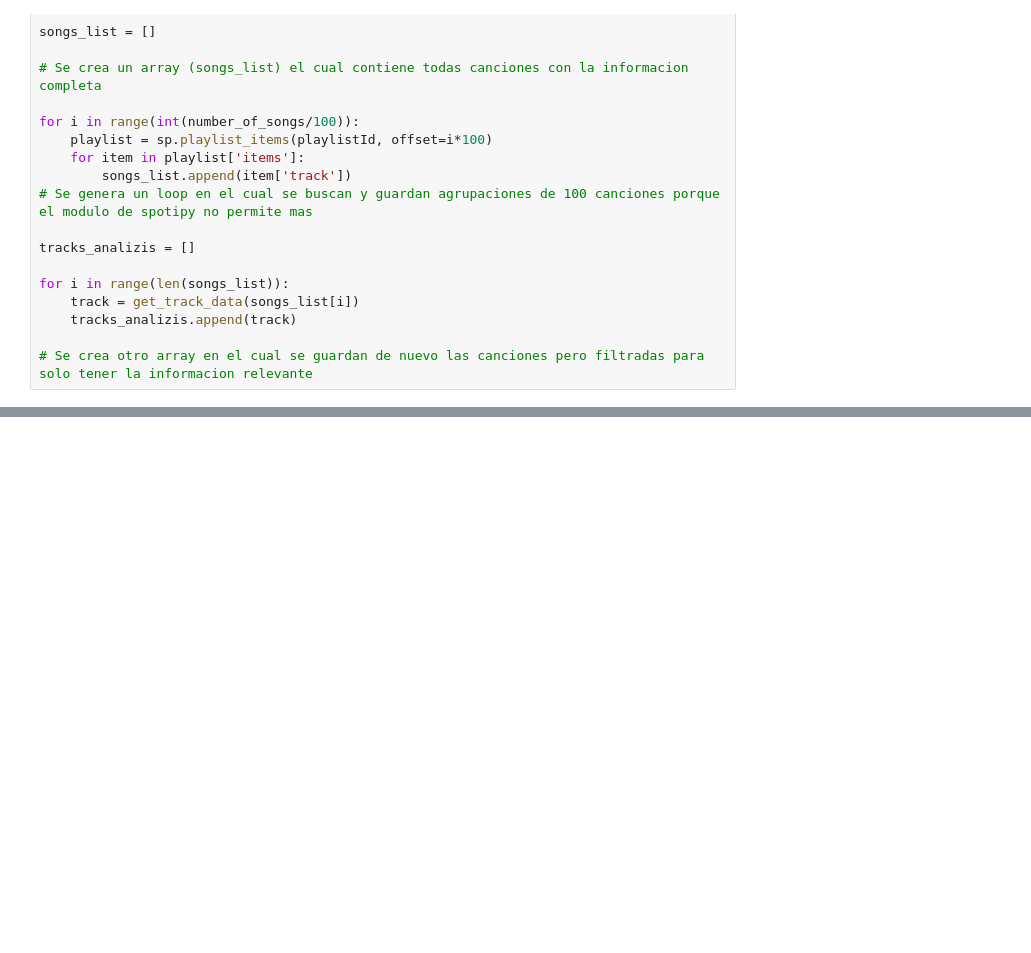
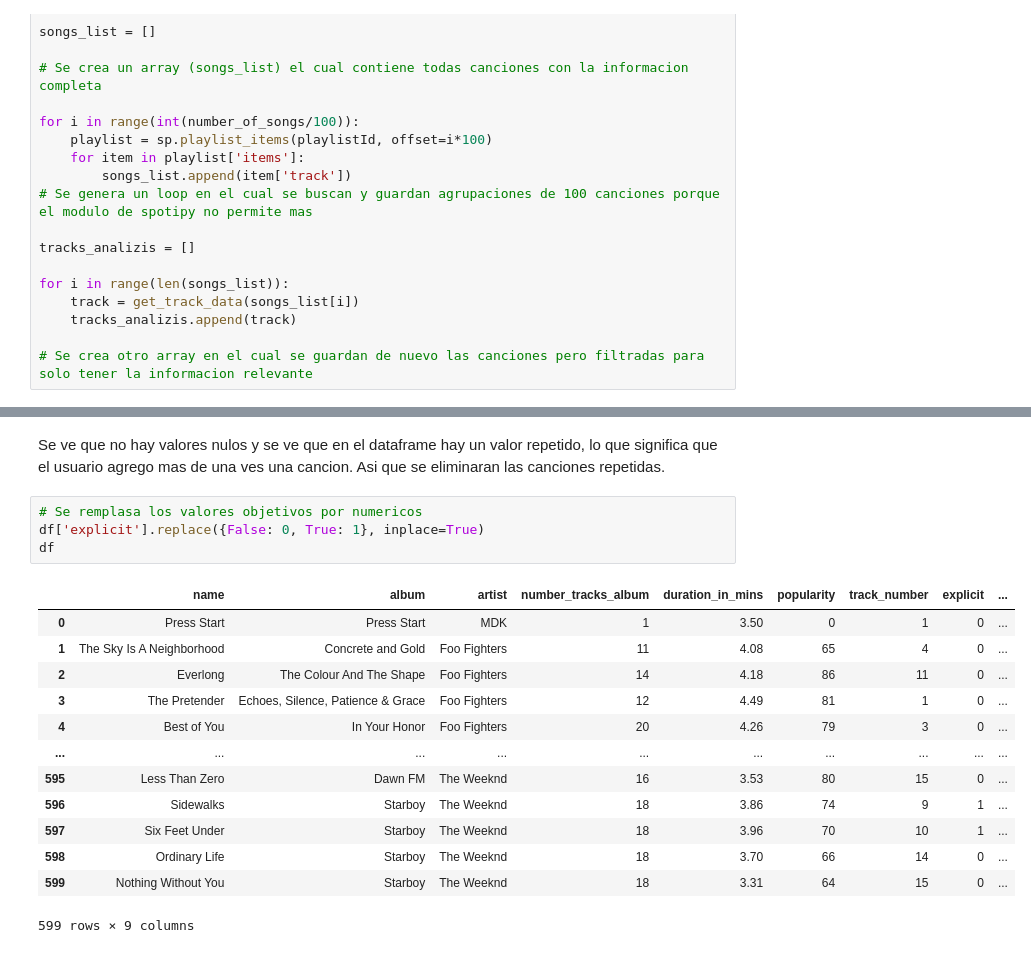
Before and after one commit to simonpine/spotifyPlaylistAnalysis, a Jupyter notebook: Analysis.ipynb, the cells around one changed output, grey strips where cells are left out. Saved outputs shown, nothing was run; the diff lists cells and outputs as text; blank space fills up the shorter version.

```diff
--- a/Analysis.ipynb
+++ b/Analysis.ipynb
@@ -100,0 +129,20 @@ df.describe()
+# %% [markdown]
+ Se ve que no hay valores nulos y se ve que en el dataframe hay un valor repetido, lo que significa que el usuario agrego mas de una ves una cancion. Asi que se eliminaran las canciones repetidas.
+# %%
+# Se remplasa los valores objetivos por numericos
+df['explicit'].replace({False: 0, True: 1}, inplace=True)
+df
+# %% [output]
+|  | name | album | artist | number_tracks_album | duration_in_mins | popularity | track_number | explicit | ... |
+| 0 | Press Start | Press Start | MDK | 1 | 3.50 | 0 | 1 | 0 | ... |
+| 1 | The Sky Is A Neighborhood | Concrete and Gold | Foo Fighters | 11 | 4.08 | 65 | 4 | 0 | ... |
+| 2 | Everlong | The Colour And The Shape | Foo Fighters | 14 | 4.18 | 86 | 11 | 0 | ... |
+| 3 | The Pretender | Echoes, Silence, Patience & Grace | Foo Fighters | 12 | 4.49 | 81 | 1 | 0 | ... |
+| 4 | Best of You | In Your Honor | Foo Fighters | 20 | 4.26 | 79 | 3 | 0 | ... |
+| ... | ... | ... | ... | ... | ... | ... | ... | ... | ... |
+| 595 | Less Than Zero | Dawn FM | The Weeknd | 16 | 3.53 | 80 | 15 | 0 | ... |
+| 596 | Sidewalks | Starboy | The Weeknd | 18 | 3.86 | 74 | 9 | 1 | ... |
+| 597 | Six Feet Under | Starboy | The Weeknd | 18 | 3.96 | 70 | 10 | 1 | ... |
+| 598 | Ordinary Life | Starboy | The Weeknd | 18 | 3.70 | 66 | 14 | 0 | ... |
+| 599 | Nothing Without You | Starboy | The Weeknd | 18 | 3.31 | 64 | 15 | 0 | ... |
+599 rows × 9 columns
```
Also changed, not shown: parts of 28 cells of this notebook, 2 other files.
